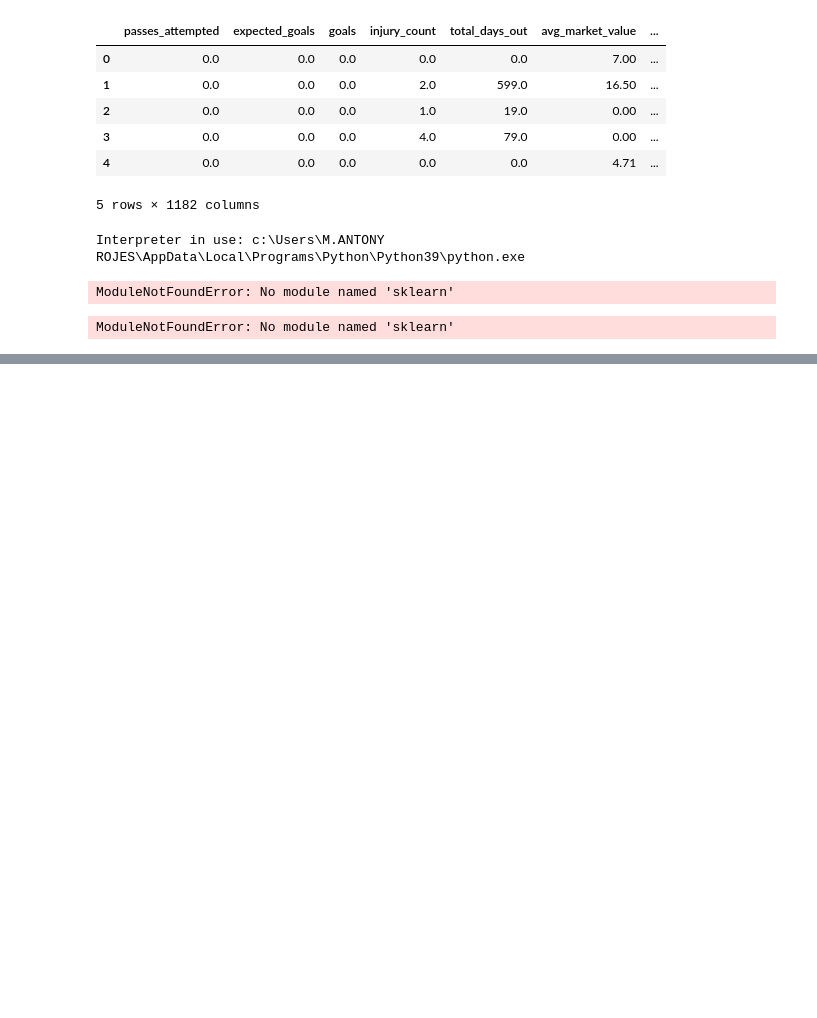
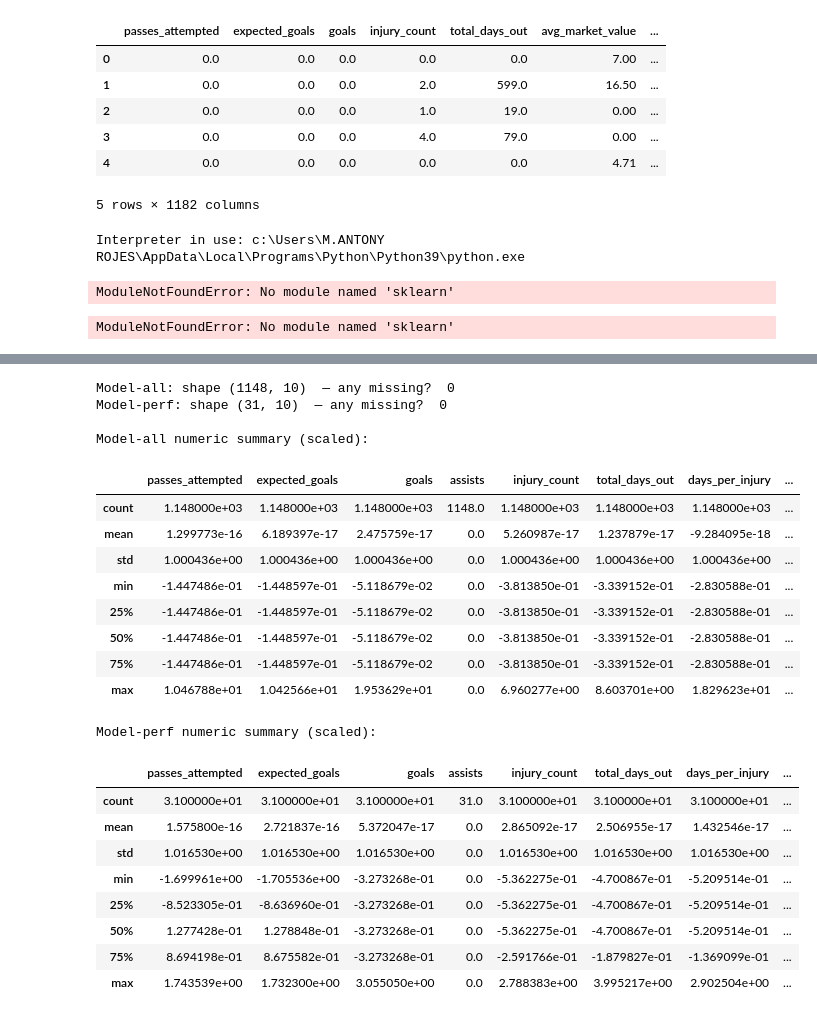
Before and after one commit to mentor-pranaya/-Dynamic-Player-Transfer-Value-Prediction-using-AI-and-Multi-source-Data-, a Jupyter notebook: Week2_DataPrep.ipynb, the cells around one changed output, grey strips where cells are left out. Drawn from its saved outputs; the diff is of its cells as text; code cells hidden in the pictures; blank space fills up the shorter version.

```diff
--- a/Week2_DataPrep.ipynb
+++ b/Week2_DataPrep.ipynb
@@ -950,0 +953,15 @@ ModuleNotFoundError: No module named 'sklearn'
+# %%
+# Cell 1: setup + load
+import os
+import pandas as pd
+import numpy as np
+
+BASE = r"C:\Users\M.ANTONY ROJES\Downloads\Infosys\data"
+FE = os.path.join(BASE, "feature_engineered")
+input_path = os.path.join(FE, "player_features.csv")   # your final FE file
+
+df = pd.read_csv(input_path)
+print("Loaded:", input_path)
+print("Shape:", df.shape)
+display(df.head(5))
+print("\nMissing values per column:\n", df.isna().sum())
@@ -950,0 +1177,38 @@ ModuleNotFoundError: No module named 'sklearn'
+# %%
+# Cell 8: final verification (load back the files and show stats)
+v1 = pd.read_csv(out_all)
+v2 = pd.read_csv(out_perf)
+
+print("Model-all: shape", v1.shape, " — any missing? ", v1.isna().sum().sum())
+print("Model-perf: shape", v2.shape, " — any missing? ", v2.isna().sum().sum())
+
+# Basic distribution check (after scaling)
+print("\nModel-all numeric summary (scaled):")
+display(v1.describe())
+
+print("\nModel-perf numeric summary (scaled):")
+display(v2.describe())
+# %% [output]
+Model-all: shape (1148, 10)  — any missing?  0
+Model-perf: shape (31, 10)  — any missing?  0
+
+Model-all numeric summary (scaled):
+|  | passes_attempted | expected_goals | goals | assists | injury_count | total_days_out | days_per_injury | ... |
+| count | 1.148000e+03 | 1.148000e+03 | 1.148000e+03 | 1148.0 | 1.148000e+03 | 1.148000e+03 | 1.148000e+03 | ... |
+| mean | 1.299773e-16 | 6.189397e-17 | 2.475759e-17 | 0.0 | 5.260987e-17 | 1.237879e-17 | -9.284095e-18 | ... |
+| std | 1.000436e+00 | 1.000436e+00 | 1.000436e+00 | 0.0 | 1.000436e+00 | 1.000436e+00 | 1.000436e+00 | ... |
+| min | -1.447486e-01 | -1.448597e-01 | -5.118679e-02 | 0.0 | -3.813850e-01 | -3.339152e-01 | -2.830588e-01 | ... |
+| 25% | -1.447486e-01 | -1.448597e-01 | -5.118679e-02 | 0.0 | -3.813850e-01 | -3.339152e-01 | -2.830588e-01 | ... |
+| 50% | -1.447486e-01 | -1.448597e-01 | -5.118679e-02 | 0.0 | -3.813850e-01 | -3.339152e-01 | -2.830588e-01 | ... |
+| 75% | -1.447486e-01 | -1.448597e-01 | -5.118679e-02 | 0.0 | -3.813850e-01 | -3.339152e-01 | -2.830588e-01 | ... |
+| max | 1.046788e+01 | 1.042566e+01 | 1.953629e+01 | 0.0 | 6.960277e+00 | 8.603701e+00 | 1.829623e+01 | ... |
+Model-perf numeric summary (scaled):
+|  | passes_attempted | expected_goals | goals | assists | injury_count | total_days_out | days_per_injury | ... |
+| count | 3.100000e+01 | 3.100000e+01 | 3.100000e+01 | 31.0 | 3.100000e+01 | 3.100000e+01 | 3.100000e+01 | ... |
+| mean | 1.575800e-16 | 2.721837e-16 | 5.372047e-17 | 0.0 | 2.865092e-17 | 2.506955e-17 | 1.432546e-17 | ... |
+| std | 1.016530e+00 | 1.016530e+00 | 1.016530e+00 | 0.0 | 1.016530e+00 | 1.016530e+00 | 1.016530e+00 | ... |
+| min | -1.699961e+00 | -1.705536e+00 | -3.273268e-01 | 0.0 | -5.362275e-01 | -4.700867e-01 | -5.209514e-01 | ... |
+| 25% | -8.523305e-01 | -8.636960e-01 | -3.273268e-01 | 0.0 | -5.362275e-01 | -4.700867e-01 | -5.209514e-01 | ... |
+| 50% | 1.277428e-01 | 1.278848e-01 | -3.273268e-01 | 0.0 | -5.362275e-01 | -4.700867e-01 | -5.209514e-01 | ... |
+| 75% | 8.694198e-01 | 8.675582e-01 | -3.273268e-01 | 0.0 | -2.591766e-01 | -1.879827e-01 | -1.369099e-01 | ... |
+| max | 1.743539e+00 | 1.732300e+00 | 3.055050e+00 | 0.0 | 2.788383e+00 | 3.995217e+00 | 2.902504e+00 | ... |
```
Also changed, not shown: parts of 22 cells of this notebook.
